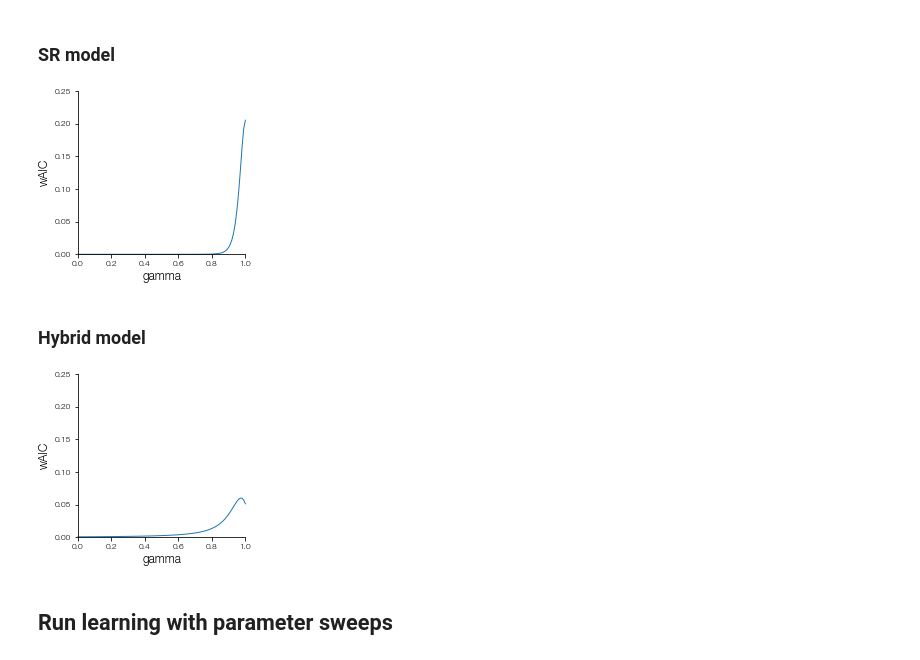
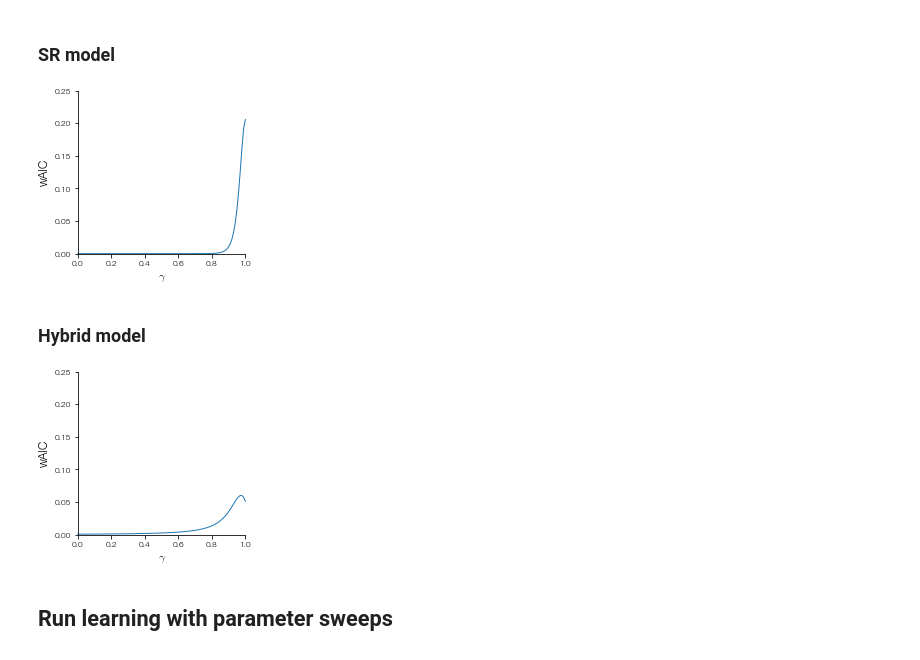
Before and after one commit to prestonlab/tesser, a Jupyter notebook: jupyter/demo_sr.ipynb, the cells around one changed output. Cells and saved outputs as stored; diff of their text form; code cells hidden in the pictures.

```diff
--- a/jupyter/demo_sr.ipynb
+++ b/jupyter/demo_sr.ipynb
@@ -118,10 +118,11 @@ res = pd.DataFrame(
 )
 fig, ax = plt.subplots(figsize=(3, 3))
 sns.lineplot(data=res, x='gamma', y='waic', clip_on=False, ax=ax)
-ax.set(ylim=(0, 0.25), xlim=(0, 1), ylabel='wAIC', xlabel='gamma')
+ax.set(ylim=(0, 0.25), xlim=(0, 1), ylabel='wAIC')
+ax.set_xlabel(r'$\gamma$', usetex=True)
 fig.savefig(fig_dir / 'waic_gamma_sr.pdf')
 # %% [output]
-[figure, old version]
+[figure, new version]
 # %% [markdown]
 ### Hybrid model
 # %%
@@ -145,14 +146,15 @@ log_likelihood = model.sweep_param(
 # %%
 aic = model.aic(log_likelihood, param['n'], param['k'])
 waic = model.waic(aic, axis=0)
 res = pd.DataFrame(
     {'gamma': gammas, 'logl': log_likelihood, 'aic': aic, 'waic': waic}
 )
 fig, ax = plt.subplots(figsize=(3, 3))
 sns.lineplot(data=res, x='gamma', y='waic', clip_on=False, ax=ax)
-ax.set(ylim=(0, 0.25), xlim=(0, 1), ylabel='wAIC', xlabel='gamma')
+ax.set(ylim=(0, 0.25), xlim=(0, 1), ylabel='wAIC')
+ax.set_xlabel(r'$\gamma$', usetex=True)
 fig.savefig(fig_dir / 'waic_gamma_sr-comm.pdf')
 # %% [output]
-[figure, old version]
+[figure, new version]
 # %% [markdown]
 ## Run learning with parameter sweeps
```
Also changed, not shown: parts of 2 cells of this notebook.
